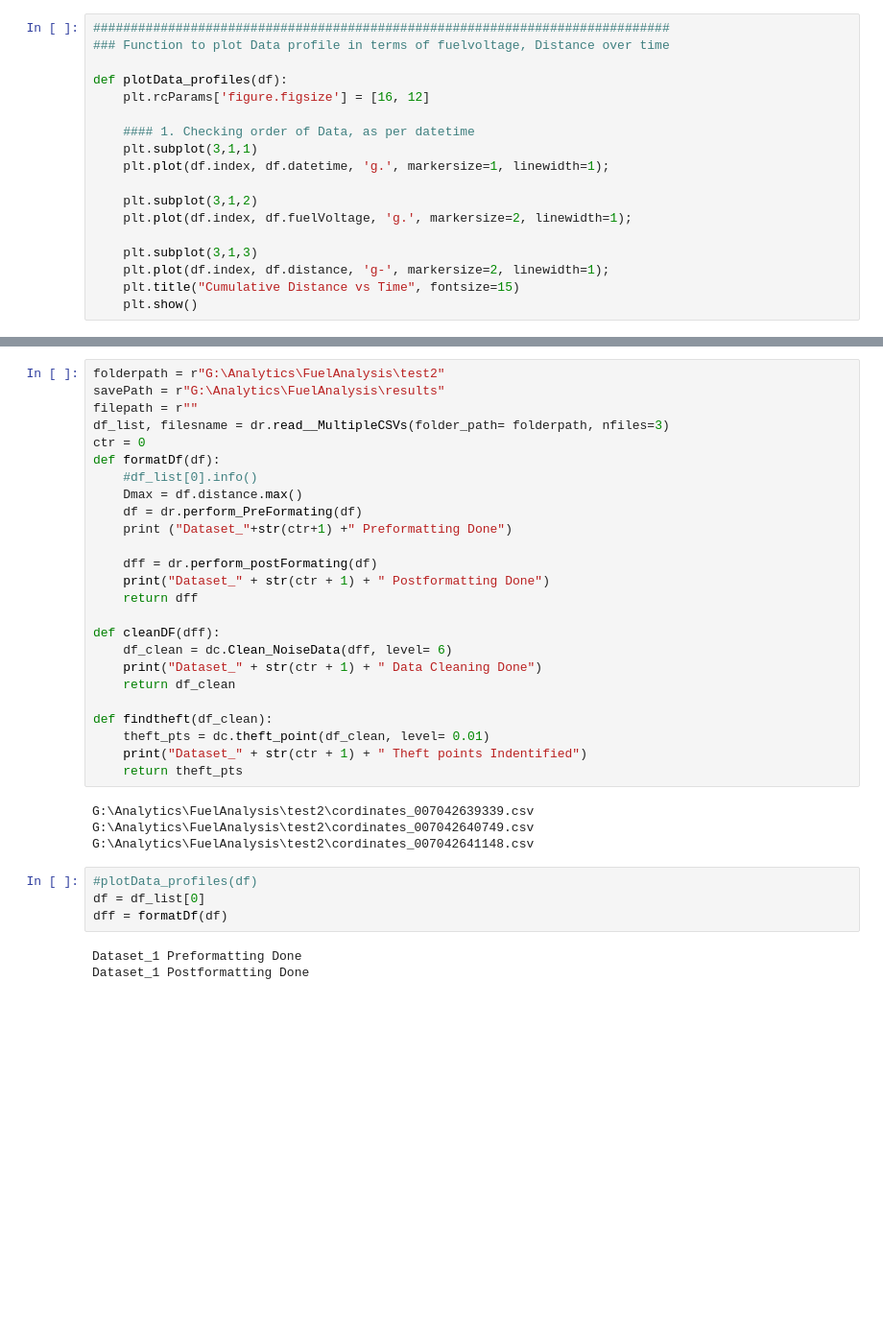
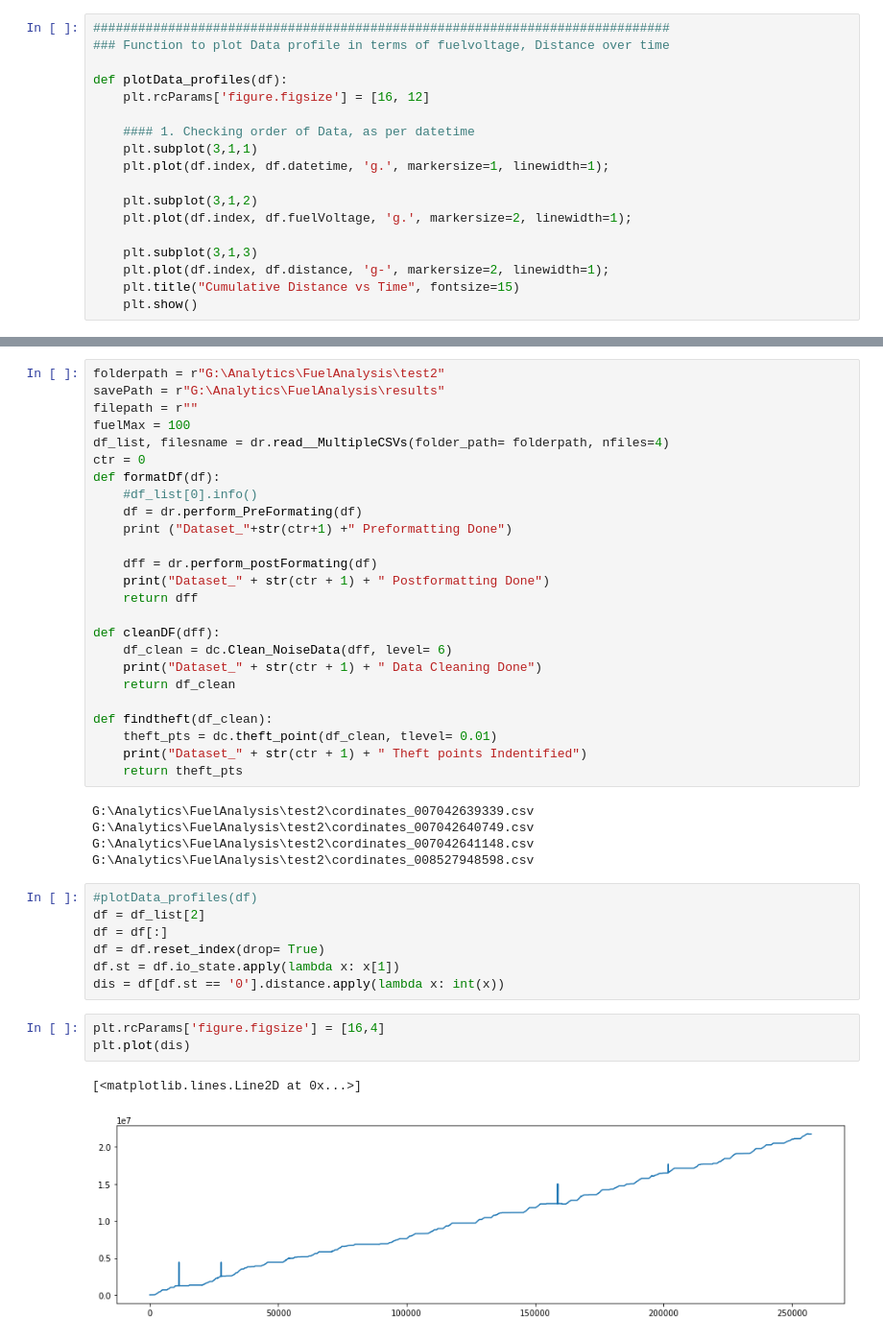
Before and after one commit to manjeet87/Signal_Analysis_UsingPython, a Jupyter notebook: Loconav/Fuel Data Analysis- ContinuousForm_MergedFile.ipynb, the cells around one changed output, grey strips where cells are left out. Shown at 96% size. Cells and saved outputs as stored; diff of their text form; blank space fills up the shorter version.

```diff
--- a/Loconav/Fuel Data Analysis- ContinuousForm_MergedFile.ipynb
+++ b/Loconav/Fuel Data Analysis- ContinuousForm_MergedFile.ipynb
@@ -87,11 +121,11 @@ def plot_Results(df, df_clean, result_df, xlim = [], ylim = []):
 folderpath = r"G:\Analytics\FuelAnalysis\test2"
 savePath = r"G:\Analytics\FuelAnalysis\results"
 filepath = r""
-df_list, filesname = dr.read__MultipleCSVs(folder_path= folderpath, nfiles=3)
+fuelMax = 100
+df_list, filesname = dr.read__MultipleCSVs(folder_path= folderpath, nfiles=4)
 ctr = 0
 def formatDf(df):
     #df_list[0].info()
-    Dmax = df.distance.max()
     df = dr.perform_PreFormating(df)
     print ("Dataset_"+str(ctr+1) +" Preformatting Done")
 
@@ -105,17 +139,24 @@ def cleanDF(dff):
     return df_clean
 
 def findtheft(df_clean):
-    theft_pts = dc.theft_point(df_clean, level= 0.01)
+    theft_pts = dc.theft_point(df_clean, tlevel= 0.01)
     print("Dataset_" + str(ctr + 1) + " Theft points Indentified")
     return theft_pts
 # %% [output]
 G:\Analytics\FuelAnalysis\test2\cordinates_007042639339.csv
 G:\Analytics\FuelAnalysis\test2\cordinates_007042640749.csv
 G:\Analytics\FuelAnalysis\test2\cordinates_007042641148.csv
+G:\Analytics\FuelAnalysis\test2\cordinates_008527948598.csv
-# %%
-#plotData_profiles(df)
-df = df_list[0]
-dff = formatDf(df)
-# %% [output]
-Dataset_1 Preformatting Done
-Dataset_1 Postformatting Done
+# %%
+#plotData_profiles(df)
+df = df_list[2]
+df = df[:]
+df = df.reset_index(drop= True)
+df.st = df.io_state.apply(lambda x: x[1])
+dis = df[df.st == '0'].distance.apply(lambda x: int(x))
+# %%
+plt.rcParams['figure.figsize'] = [16,4]
+plt.plot(dis)
+# %% [output]
+[<matplotlib.lines.Line2D at 0x...>]
+[figure, added]
```
Also changed, not shown: parts of 25 cells of this notebook, 7 other files.
